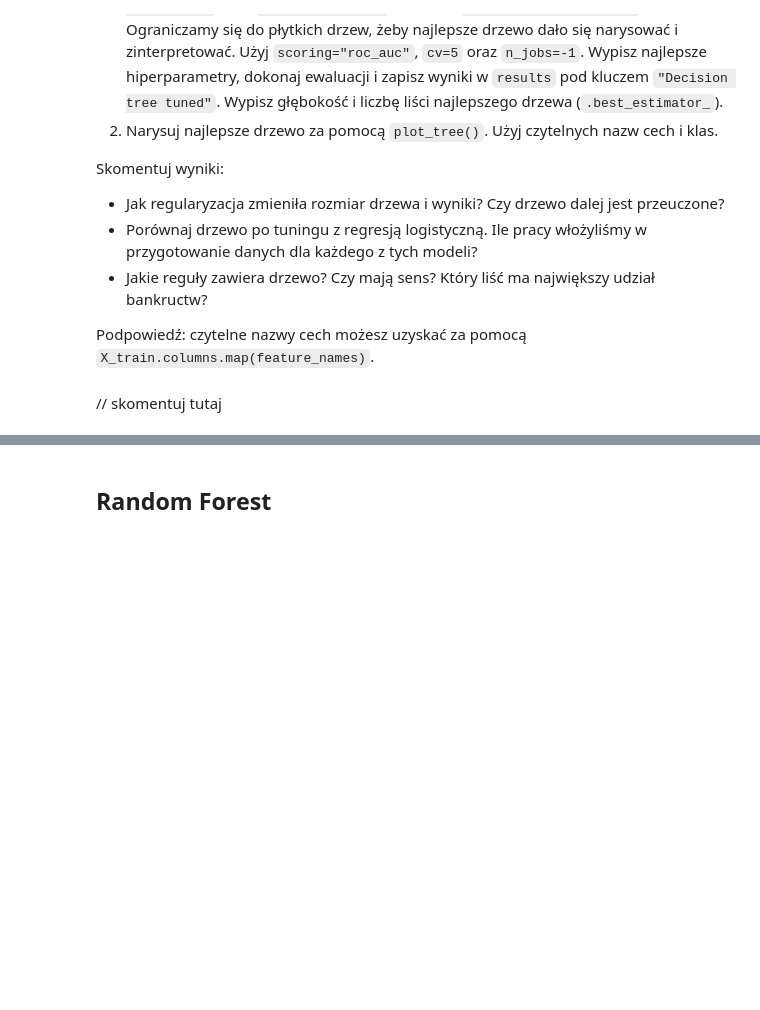
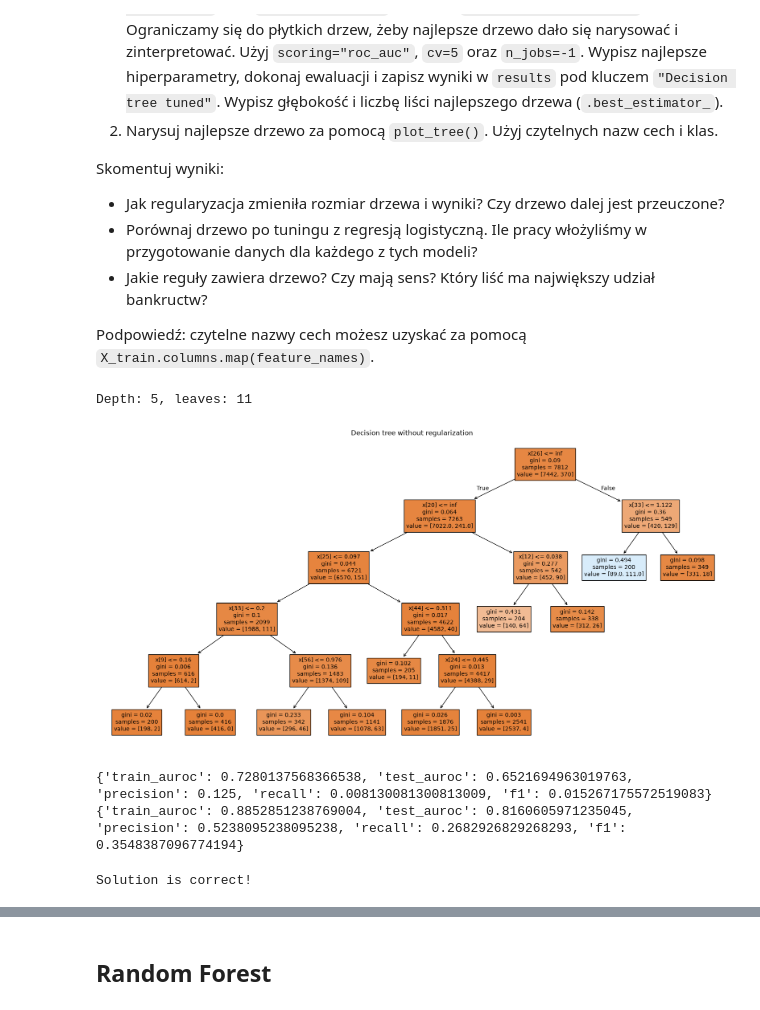
Before and after one commit to tosu-doku/podstawy-sztucznej-inteligencji, a Jupyter notebook: lab2/lab_2.ipynb, the cells around one changed output, grey strips where cells are left out. Cells and saved outputs as stored; diff of their text form; code cells hidden in the pictures; blank space fills up the shorter version.

```diff
--- a/lab2/lab_2.ipynb
+++ b/lab2/lab_2.ipynb
@@ -784,8 +793,14 @@ Podpowiedź: czytelne nazwy cech możesz uzyskać za pomocą `X_train.columns.ma
 from sklearn.model_selection import GridSearchCV
 
 # hyperparameter tuning
-# your_code
+tree_grid = GridSearchCV(estimator=DecisionTreeClassifier(random_state=0),
+                        param_grid={"max_depth": [2, 3, 4, 5, 6], "min_samples_leaf": [10, 25, 50, 100, 200]},
+                        scoring="roc_auc",cv=5, n_jobs=-1)
+tree_grid.fit(X_train, y_train)
 
 # size of the best tree
-best_tree = ...
+best_tree = tree_grid.best_estimator_
 print(f"Depth: {best_tree.get_depth()}, leaves: {best_tree.get_n_leaves()}")
+results["Decision tree tuned"] = evaluate_model(best_tree,X_train, X_test, y_train, y_test)
+# %% [output]
+Depth: 5, leaves: 11
@@ -794,3 +807,21 @@ print(f"Depth: {best_tree.get_depth()}, leaves: {best_tree.get_n_leaves()}")
+# %%
+# your_code
+mapped_features = X_train.columns.map(feature_names)
+
+fig, ax = plt.subplots(figsize=(20, 10))
+plot_tree(best_tree, filled=True, ax=ax,
+        # feature_names=mapped_features
+        )
+ax.set_title("Decision tree without regularization")
+plt.show()
+
+print(results["Logistic regression"])
+# print(results["LR winsorized + missing indicators"])
+print(results["Decision tree tuned"])
+# %% [output]
+[figure, added]
+{'train_auroc': 0.7280137568366538, 'test_auroc': 0.6521694963019763, 'precision': 0.125, 'recall': 0.008130081300813009, 'f1': 0.015267175572519083}
+{'train_auroc': 0.8852851238769004, 'test_auroc': 0.8160605971235045, 'precision': 0.5238095238095238, 'recall': 0.2682926829268293, 'f1': 0.3548387096774194}
 # %%
 assert tree_grid.best_params_["max_depth"] in [2, 3, 4, 5, 6]
 assert results["Decision tree tuned"]["test_auroc"] > 0.75
@@ -801,5 +832,5 @@ assert (
 assert best_tree.get_n_leaves() < tree.get_n_leaves()
 
 print("Solution is correct!")
+# %% [output]
+Solution is correct!
-# %% [markdown]
-// skomentuj tutaj
```
Also changed, not shown: parts of 10 cells of this notebook.
